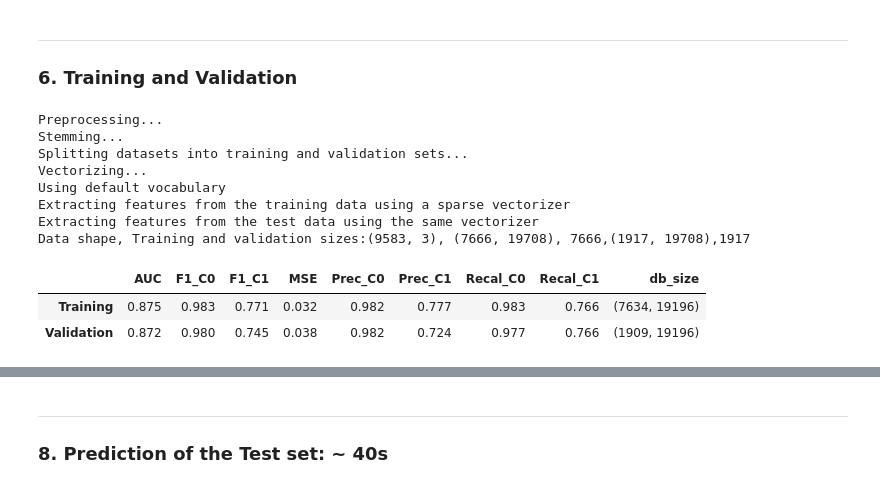
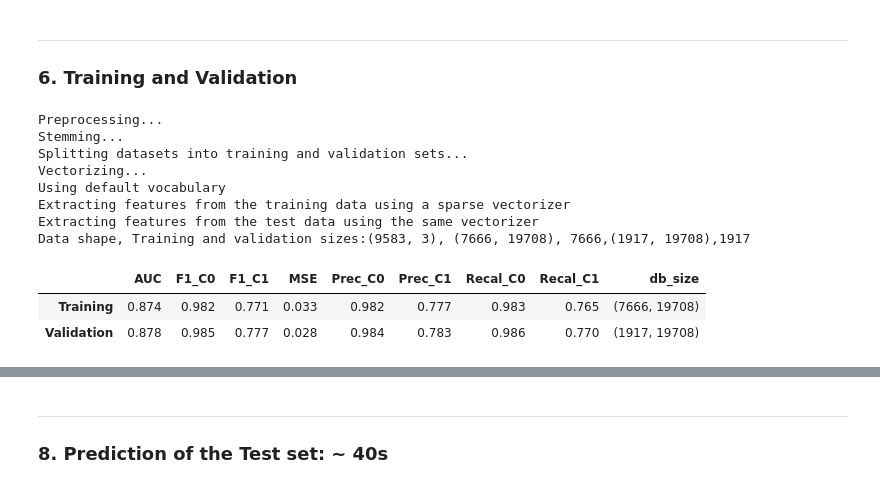
Before and after one commit to leegare/pet_insurance, a Jupyter notebook: trupanion.ipynb, the cells around one changed output, grey strips where cells are left out. Saved outputs shown, nothing was run; the diff lists cells and outputs as text; code cells hidden in the pictures.

```diff
--- a/trupanion.ipynb
+++ b/trupanion.ipynb
@@ -207,3 +199,0 @@ outliers = c0.iloc[np.where(np.array(c0d_lengths) > 200)].index
-# %%
-data = data.loc[~data.index.isin(outliers)]
-data.shape
@@ -334,39 +322,31 @@ There's an improvement on the AUC score of 1% using the tuned classifiers.
 # %%
 # ETA ~ 274 s
 
 ## --- Preprocessing
 X_train, X_val, y_train, y_val, feature_names, vCounter, vTfidf = m_preprocess(data, flags, 0)
 
 ## --- Training and Prediction
 mixed_pipe.fit(X_train, y_train)
 
 y_train_pred = cross_val_predict(mixed_pipe, X_train, y_train, cv=10)
 y_val_pred = mixed_pipe.predict(X_val)
 
 ## --- Evaluation metrics
 res = get_metrics_biz(pd.DataFrame(), y_train, y_train_pred, X_train.shape, 'Training')
 res = get_metrics_biz(res, y_val, y_val_pred, X_val.shape, 'Validation')
-
-
-fig, axarr = plt.subplots(1,2,figsize=(15,4))
-plot_curves(fig, axarr, y_train, y_train_pred, y_val, y_val_pred)
-fig.savefig(path+'/graphics/TrainValRoCurve.png', dpi=fig.dpi)
 res
 # %% [output]
 Preprocessing...
 Stemming...
 Splitting datasets into training and validation sets...
 Vectorizing...
 Using default vocabulary
 Extracting features from the training data using a sparse vectorizer
 Extracting features from the test data using the same vectorizer
 Data shape, Training and validation sizes:(9583, 3), (7666, 19708), 7666,(1917, 19708),1917
+|  | AUC | F1_C0 | F1_C1 | MSE | Prec_C0 | Prec_C1 | Recal_C0 | Recal_C1 | db_size |
+| Training | 0.874 | 0.982 | 0.771 | 0.033 | 0.982 | 0.777 | 0.983 | 0.765 | (7666, 19708) |
+| Validation | 0.878 | 0.985 | 0.777 | 0.028 | 0.984 | 0.783 | 0.986 | 0.770 | (1917, 19708) |
-# %%
-res # without outliers
-# %% [output]
-|  | AUC | F1_C0 | F1_C1 | MSE | Prec_C0 | Prec_C1 | Recal_C0 | Recal_C1 | db_size |
-| Training | 0.875 | 0.983 | 0.771 | 0.032 | 0.982 | 0.777 | 0.983 | 0.766 | (7634, 19196) |
-| Validation | 0.872 | 0.980 | 0.745 | 0.038 | 0.982 | 0.724 | 0.977 | 0.766 | (1909, 19196) |
 # %% [markdown]
 ---
 
```
Also changed, not shown: parts of 8 cells of this notebook, 3 other files.
